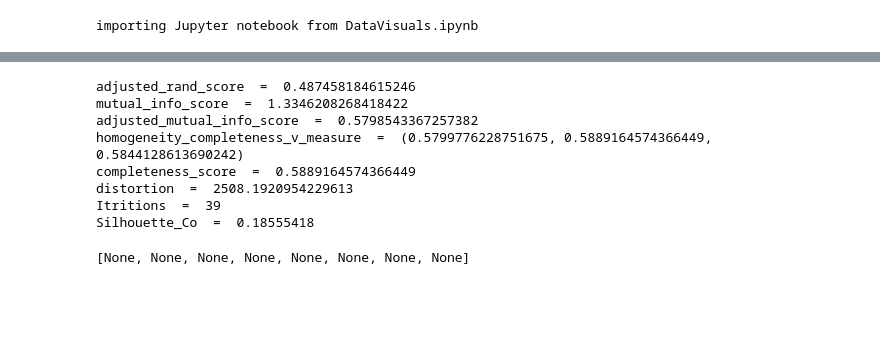
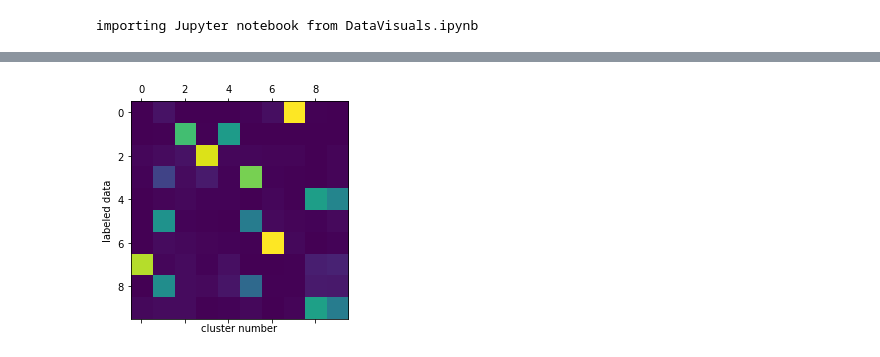
Before and after one commit to hkmulhi/Deep-Clustering-with-AE, a Jupyter notebook: cae play-Copy1.ipynb, the cells around one changed output, grey strips where cells are left out. Saved outputs shown, nothing was run; the diff lists cells and outputs as text; code cells hidden in the pictures; blank space fills up the shorter version.

Commit message:
added acc metrics

```diff
--- a/cae play-Copy1.ipynb
+++ b/cae play-Copy1.ipynb
@@ -185,7 +183,7 @@ import import_ipynb
 import DataVisuals as dv
 
 
-view_results = dv.DataVisuals(disembedded.reshape(-1, 28,28), labels, model = clustering_model)
+view_results = dv.DataVisuals(disembedded.reshape(-1, 28,28), labels, clustering_model.labels_)
 # %% [output]
 importing Jupyter notebook from DataVisuals.ipynb
 # %%
@@ -230,12 +194,4 @@ eva = evaluate_km(train_data.train_labels, clustering_model)
-# %%
-[print(metric, ' = ', value) for metric, value in eva.items()]
-# %% [output]
-adjusted_rand_score  =  0.487458184615246
-mutual_info_score  =  1.3346208268418422
-adjusted_mutual_info_score  =  0.5798543367257382
-homogeneity_completeness_v_measure  =  (0.5799776228751675, 0.5889164574366449, 0.5844128613690242)
-completeness_score  =  0.5889164574366449
-distortion  =  2508.1920954229613
-Itritions  =  39
-Silhouette_Co  =  0.18555418
-[None, None, None, None, None, None, None, None]
+# %%
+view_results.cm()
+# %% [output]
+[figure, added]
```
Also changed, not shown: parts of 13 cells of this notebook, 1 other file.
